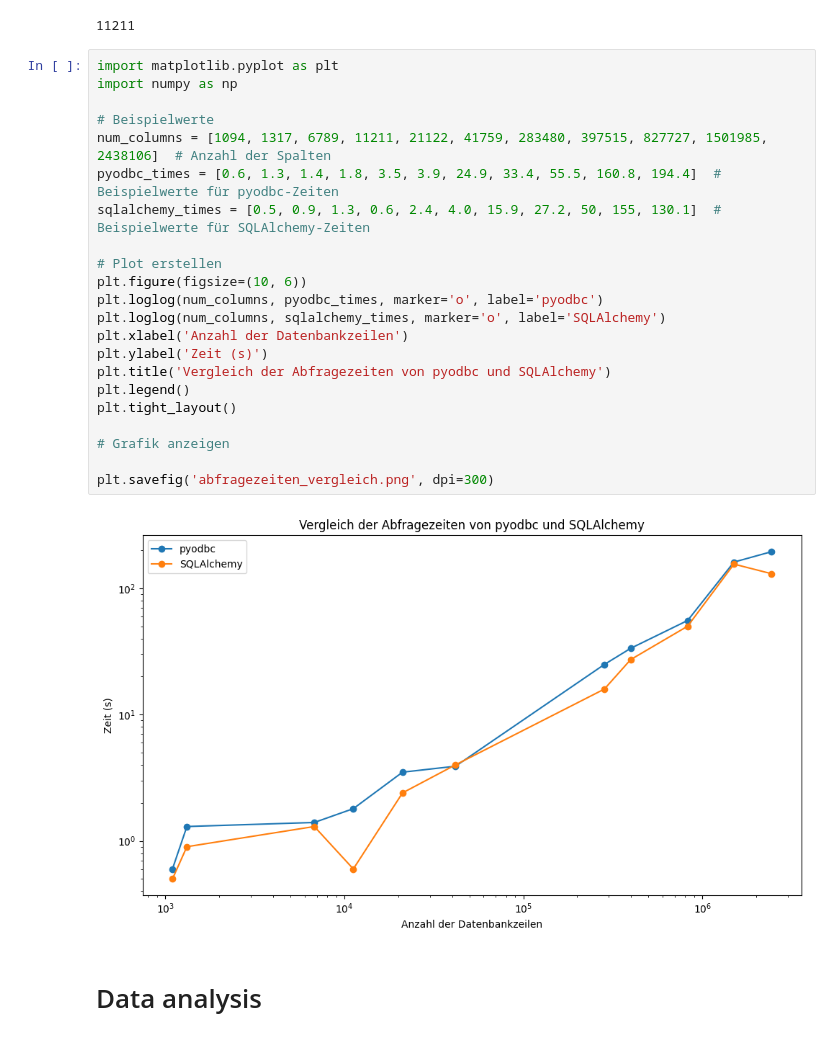
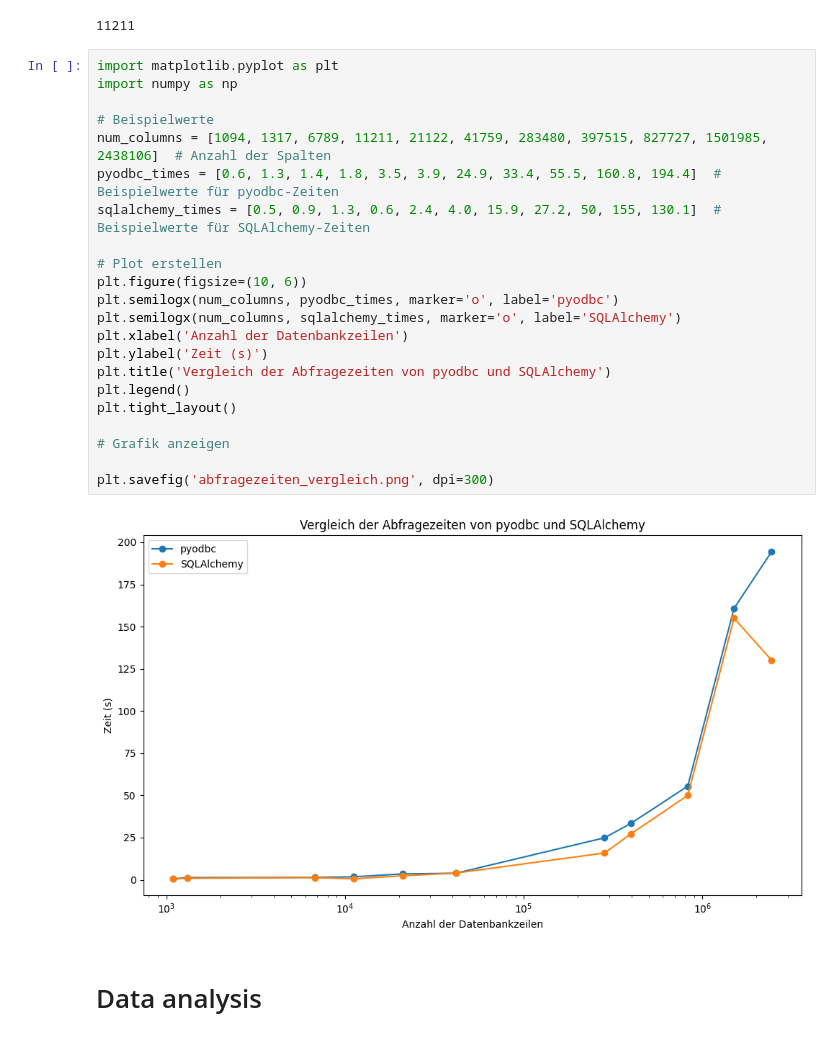
Before and after one commit to FusionShareeza/Masterarbeit, a Jupyter notebook: sqlconnector.ipynb, the cells around one changed output. Drawn from its saved outputs; the diff is of its cells as text.

```diff
--- a/sqlconnector.ipynb
+++ b/sqlconnector.ipynb
@@ -255,27 +255,27 @@ print(len(df_table_cclogattributes.index))
 # %%
 import matplotlib.pyplot as plt
 import numpy as np
 
 # Beispielwerte
 num_columns = [1094, 1317, 6789, 11211, 21122, 41759, 283480, 397515, 827727, 1501985, 2438106]  # Anzahl der Spalten
 pyodbc_times = [0.6, 1.3, 1.4, 1.8, 3.5, 3.9, 24.9, 33.4, 55.5, 160.8, 194.4]  # Beispielwerte für pyodbc-Zeiten
 sqlalchemy_times = [0.5, 0.9, 1.3, 0.6, 2.4, 4.0, 15.9, 27.2, 50, 155, 130.1]  # Beispielwerte für SQLAlchemy-Zeiten
 
 # Plot erstellen
 plt.figure(figsize=(10, 6))
-plt.loglog(num_columns, pyodbc_times, marker='o', label='pyodbc')
-plt.loglog(num_columns, sqlalchemy_times, marker='o', label='SQLAlchemy')
+plt.semilogx(num_columns, pyodbc_times, marker='o', label='pyodbc')
+plt.semilogx(num_columns, sqlalchemy_times, marker='o', label='SQLAlchemy')
 plt.xlabel('Anzahl der Datenbankzeilen')
 plt.ylabel('Zeit (s)')
 plt.title('Vergleich der Abfragezeiten von pyodbc und SQLAlchemy')
 plt.legend()
 plt.tight_layout()
 
 # Grafik anzeigen
 
 plt.savefig('abfragezeiten_vergleich.png', dpi=300)
 # %% [output]
-[figure, old version]
+[figure, new version]
 # %% [markdown]
 # Data analysis
 # %%
```
Also changed, not shown: parts of 5 cells of this notebook.
